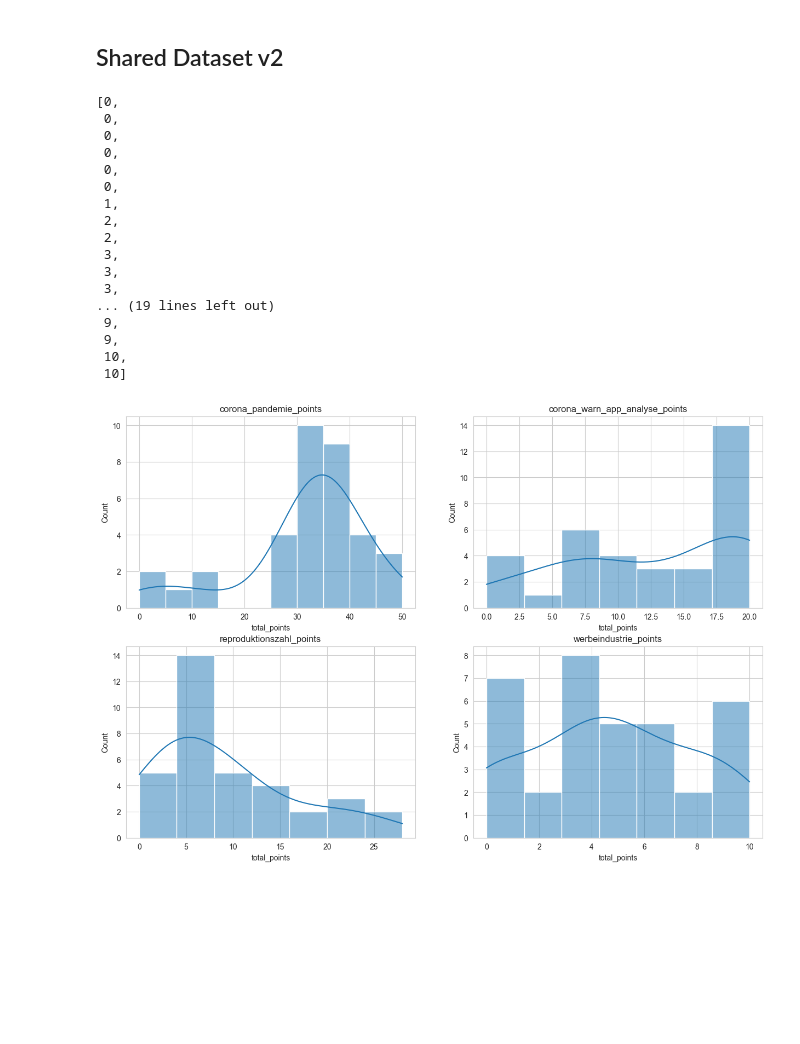
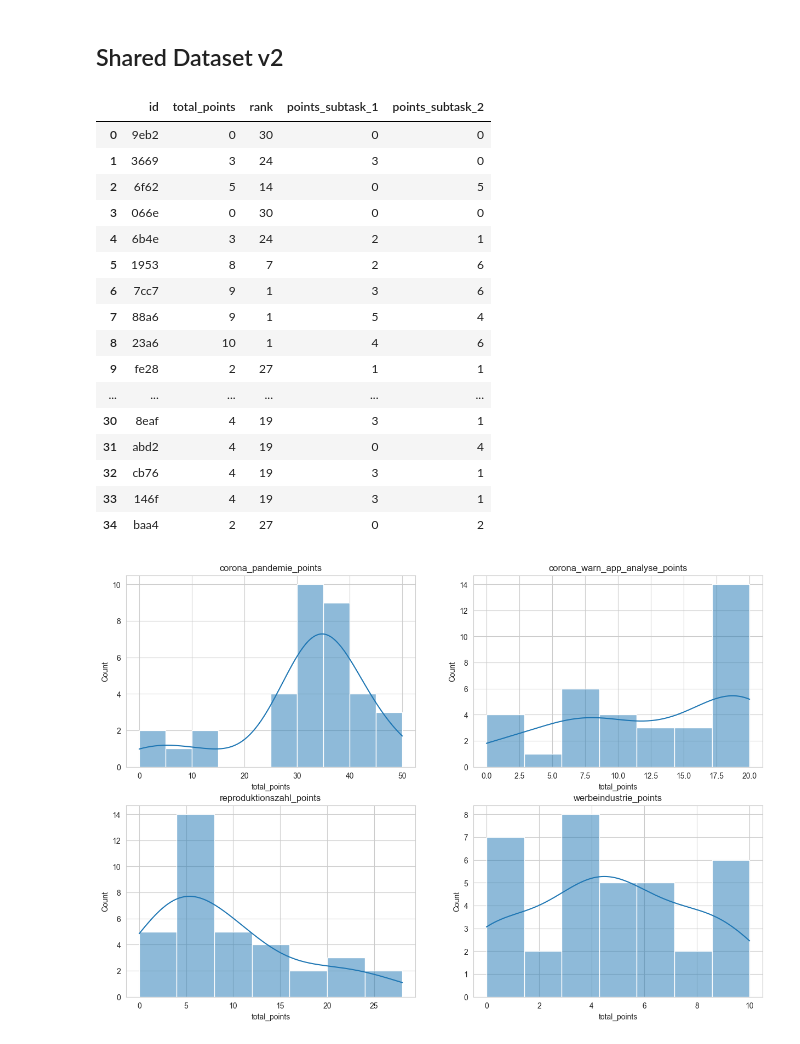
Before and after one commit to cortex359/matse-aachen.seminararbeit, a Jupyter notebook: overview.ipynb, the cells around one changed output. Drawn from its saved outputs; the diff is of its cells as text; code cells hidden in the pictures; blank space fills up the shorter version.

```diff
--- a/overview.ipynb
+++ b/overview.ipynb
@@ -124,25 +124,25 @@ dfs = {
     "werbeindustrie_points": werbeindustrie_points
 }
 # %%
-sorted(list(werbeindustrie_points['total_points']))
+werbeindustrie_points
 # %% [output]
-[0,
- 0,
- 0,
- 0,
- 0,
- 0,
- 1,
- 2,
- 2,
- 3,
- 3,
- 3,
-... (19 lines left out)
- 9,
- 9,
- 10,
- 10]
+|  | id | total_points | rank | points_subtask_1 | points_subtask_2 |
+| 0 | 9eb2 | 0 | 30 | 0 | 0 |
+| 1 | 3669 | 3 | 24 | 3 | 0 |
+| 2 | 6f62 | 5 | 14 | 0 | 5 |
+| 3 | 066e | 0 | 30 | 0 | 0 |
+| 4 | 6b4e | 3 | 24 | 2 | 1 |
+| 5 | 1953 | 8 | 7 | 2 | 6 |
+| 6 | 7cc7 | 9 | 1 | 3 | 6 |
+| 7 | 88a6 | 9 | 1 | 5 | 4 |
+| 8 | 23a6 | 10 | 1 | 4 | 6 |
+| 9 | fe28 | 2 | 27 | 1 | 1 |
+| ... | ... | ... | ... | ... | ... |
+| 30 | 8eaf | 4 | 19 | 3 | 1 |
+| 31 | abd2 | 4 | 19 | 0 | 4 |
+| 32 | cb76 | 4 | 19 | 3 | 1 |
+| 33 | 146f | 4 | 19 | 3 | 1 |
+| 34 | baa4 | 2 | 27 | 0 | 2 |
 # %%
 dfm = pd.DataFrame({'Corona-Pandemie': corona_pandemie_points['total_points'],
                      'Corona-Warn-App': corona_warn_app_analyse_points['total_points'],
```
Also changed, not shown: 5 other files.
